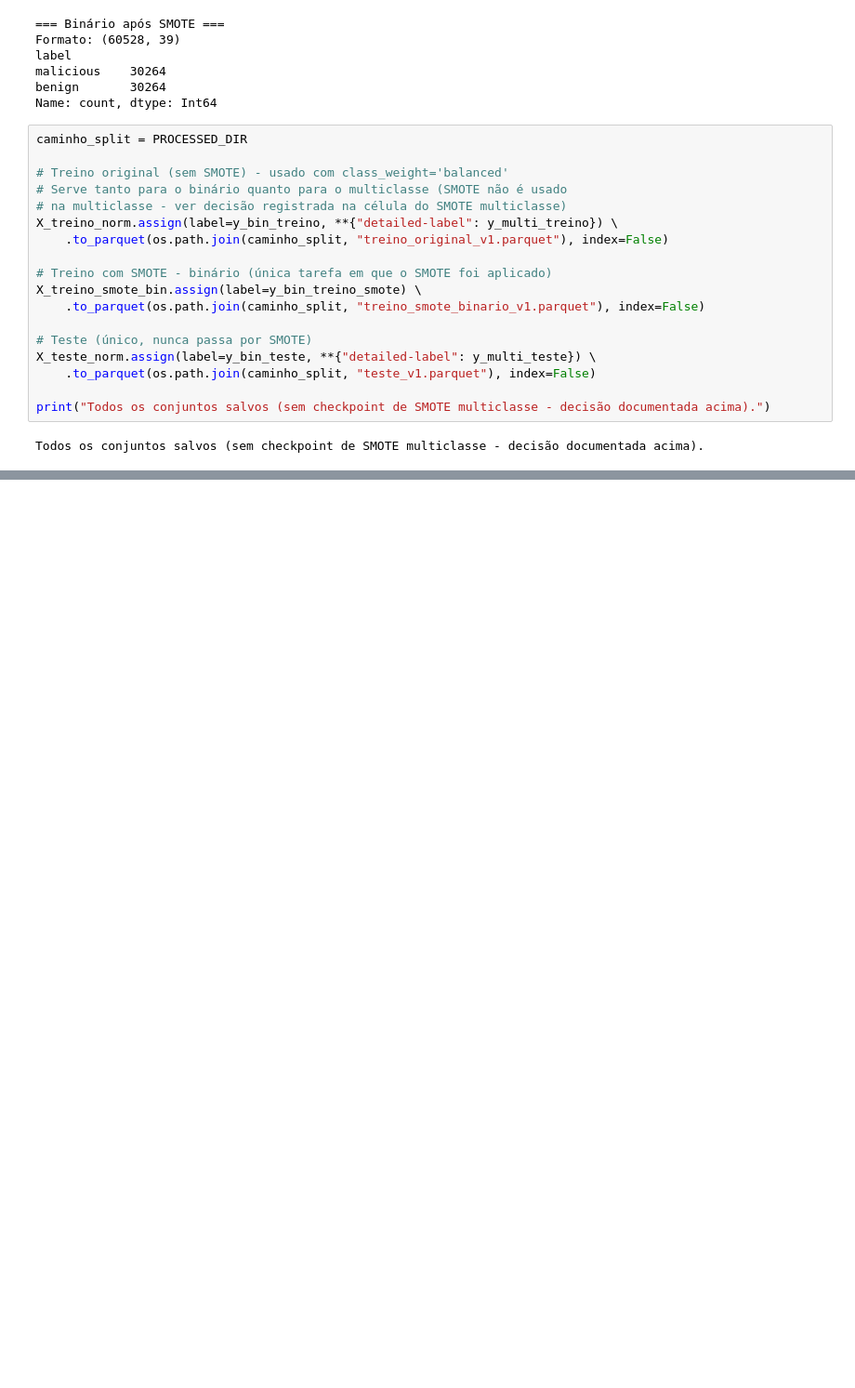
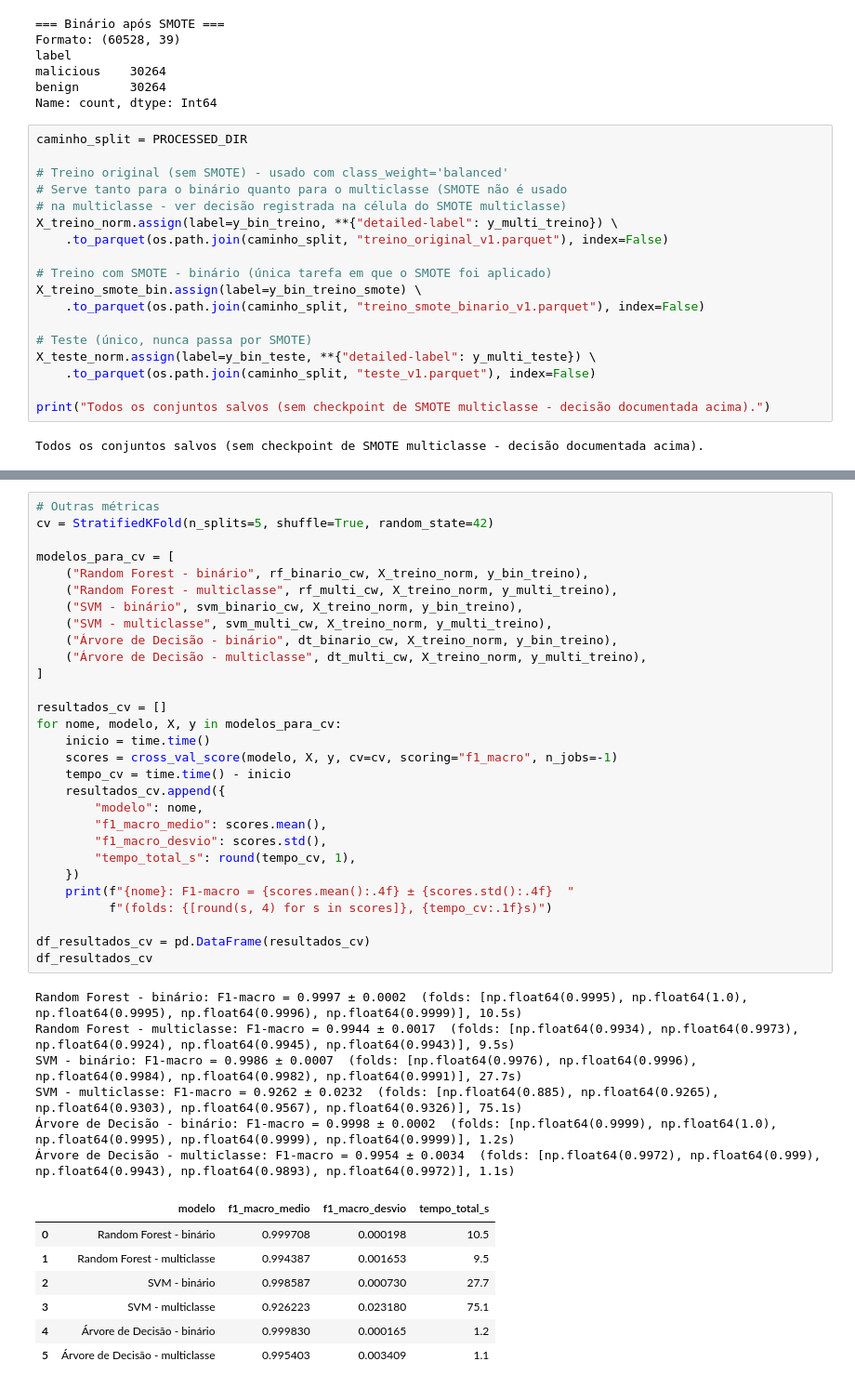
Before and after one commit to muriloklein/tcc, a Jupyter notebook: notebooks/tcc.ipynb, the cells around one changed output, grey strips where cells are left out. Shown at 93% size. Drawn from its saved outputs; the diff is of its cells as text; blank space fills up the shorter version.

```diff
--- a/notebooks/tcc.ipynb
+++ b/notebooks/tcc.ipynb
@@ -1152,0 +1109,43 @@ plt.show()
+# %%
+# Outras métricas
+cv = StratifiedKFold(n_splits=5, shuffle=True, random_state=42)
+
+modelos_para_cv = [
+    ("Random Forest - binário", rf_binario_cw, X_treino_norm, y_bin_treino),
+    ("Random Forest - multiclasse", rf_multi_cw, X_treino_norm, y_multi_treino),
+    ("SVM - binário", svm_binario_cw, X_treino_norm, y_bin_treino),
+    ("SVM - multiclasse", svm_multi_cw, X_treino_norm, y_multi_treino),
+    ("Árvore de Decisão - binário", dt_binario_cw, X_treino_norm, y_bin_treino),
+    ("Árvore de Decisão - multiclasse", dt_multi_cw, X_treino_norm, y_multi_treino),
+]
+
+resultados_cv = []
+for nome, modelo, X, y in modelos_para_cv:
+    inicio = time.time()
+    scores = cross_val_score(modelo, X, y, cv=cv, scoring="f1_macro", n_jobs=-1)
+    tempo_cv = time.time() - inicio
+    resultados_cv.append({
+        "modelo": nome,
+        "f1_macro_medio": scores.mean(),
+        "f1_macro_desvio": scores.std(),
+        "tempo_total_s": round(tempo_cv, 1),
+    })
+    print(f"{nome}: F1-macro = {scores.mean():.4f} ± {scores.std():.4f}  "
+          f"(folds: {[round(s, 4) for s in scores]}, {tempo_cv:.1f}s)")
+
+df_resultados_cv = pd.DataFrame(resultados_cv)
+df_resultados_cv
+# %% [output]
+Random Forest - binário: F1-macro = 0.9997 ± 0.0002  (folds: [np.float64(0.9995), np.float64(1.0), np.float64(0.9995), np.float64(0.9996), np.float64(0.9999)], 10.5s)
+Random Forest - multiclasse: F1-macro = 0.9944 ± 0.0017  (folds: [np.float64(0.9934), np.float64(0.9973), np.float64(0.9924), np.float64(0.9945), np.float64(0.9943)], 9.5s)
+SVM - binário: F1-macro = 0.9986 ± 0.0007  (folds: [np.float64(0.9976), np.float64(0.9996), np.float64(0.9984), np.float64(0.9982), np.float64(0.9991)], 27.7s)
+SVM - multiclasse: F1-macro = 0.9262 ± 0.0232  (folds: [np.float64(0.885), np.float64(0.9265), np.float64(0.9303), np.float64(0.9567), np.float64(0.9326)], 75.1s)
+Árvore de Decisão - binário: F1-macro = 0.9998 ± 0.0002  (folds: [np.float64(0.9999), np.float64(1.0), np.float64(0.9995), np.float64(0.9999), np.float64(0.9999)], 1.2s)
+Árvore de Decisão - multiclasse: F1-macro = 0.9954 ± 0.0034  (folds: [np.float64(0.9972), np.float64(0.999), np.float64(0.9943), np.float64(0.9893), np.float64(0.9972)], 1.1s)
+|  | modelo | f1_macro_medio | f1_macro_desvio | tempo_total_s |
+| 0 | Random Forest - binário | 0.999708 | 0.000198 | 10.5 |
+| 1 | Random Forest - multiclasse | 0.994387 | 0.001653 | 9.5 |
+| 2 | SVM - binário | 0.998587 | 0.000730 | 27.7 |
+| 3 | SVM - multiclasse | 0.926223 | 0.023180 | 75.1 |
+| 4 | Árvore de Decisão - binário | 0.999830 | 0.000165 | 1.2 |
+| 5 | Árvore de Decisão - multiclasse | 0.995403 | 0.003409 | 1.1 |
```
Also changed, not shown: parts of 19 cells of this notebook, 1 other file.
